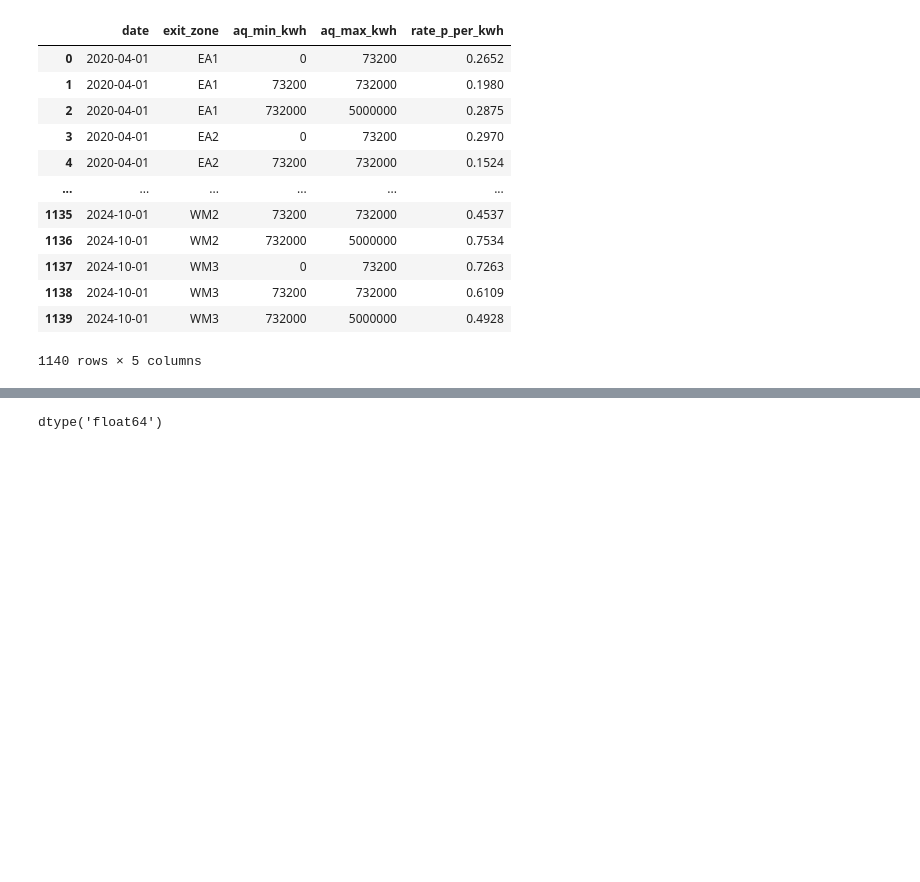
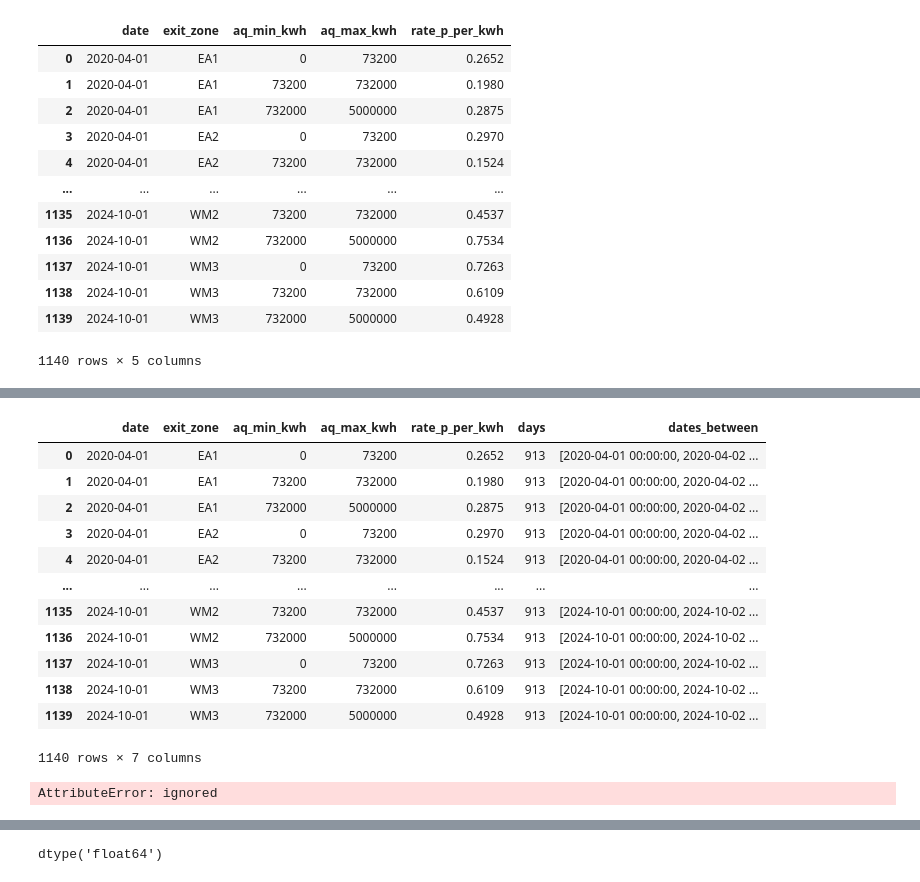
Before and after one commit to kevinvbc/deeproad, a Jupyter notebook: Gorilla_Assignment.ipynb, the cells around one changed output, grey strips where cells are left out. Saved outputs shown, nothing was run; the diff lists cells and outputs as text; code cells hidden in the pictures; blank space fills up the shorter version.

Commit message:
relevant rate function

```diff
--- a/Gorilla_Assignment.ipynb
+++ b/Gorilla_Assignment.ipynb
@@ -83,3 +82,7 @@ rate_table
 | 1138 | 2024-10-01 | WM3 | 73200 | 732000 | 0.6109 |
 | 1139 | 2024-10-01 | WM3 | 732000 | 5000000 | 0.4928 |
 1140 rows × 5 columns
+# %%
+# add finish_date column
+rate_table['finish_date'] = rate_table.groupby(['exit_zone','aq_min_kwh'])['date'].shift(-1)
+rate_table
@@ -136,0 +209,3 @@ forecast_per_zone['relevant_rate_p_per_kwh'] = forecast_per_zone.apply(compare_a
+# %%
+rate_table_daily = rate_table['date'].set_index('exit_zone').resample('D').ffill()
+rate_table_daily
@@ -136,0 +272,5 @@ forecast_per_zone['relevant_rate_p_per_kwh'] = forecast_per_zone.apply(compare_a
+# %%
+rate_table['days'] = (last_date - rate_table.date.min()).days
+rate_table['dates_between'] = rate_table.apply(lambda row: [row['date'] + pd.Timedelta(days=d) for d in range(row['days']+1)], axis=1)
+del rate_table['days']
+rate_table.explode('dates_between')
@@ -136,0 +292,16 @@ forecast_per_zone['relevant_rate_p_per_kwh'] = forecast_per_zone.apply(compare_a
+# %%
+rate_table
+# %% [output]
+|  | date | exit_zone | aq_min_kwh | aq_max_kwh | rate_p_per_kwh | days | dates_between |
+| 0 | 2020-04-01 | EA1 | 0 | 73200 | 0.2652 | 913 | [2020-04-01 00:00:00, 2020-04-02 ... |
+| 1 | 2020-04-01 | EA1 | 73200 | 732000 | 0.1980 | 913 | [2020-04-01 00:00:00, 2020-04-02 ... |
+| 2 | 2020-04-01 | EA1 | 732000 | 5000000 | 0.2875 | 913 | [2020-04-01 00:00:00, 2020-04-02 ... |
+| 3 | 2020-04-01 | EA2 | 0 | 73200 | 0.2970 | 913 | [2020-04-01 00:00:00, 2020-04-02 ... |
+| 4 | 2020-04-01 | EA2 | 73200 | 732000 | 0.1524 | 913 | [2020-04-01 00:00:00, 2020-04-02 ... |
+| ... | ... | ... | ... | ... | ... | ... | ... |
+| 1135 | 2024-10-01 | WM2 | 73200 | 732000 | 0.4537 | 913 | [2024-10-01 00:00:00, 2024-10-02 ... |
+| 1136 | 2024-10-01 | WM2 | 732000 | 5000000 | 0.7534 | 913 | [2024-10-01 00:00:00, 2024-10-02 ... |
+| 1137 | 2024-10-01 | WM3 | 0 | 73200 | 0.7263 | 913 | [2024-10-01 00:00:00, 2024-10-02 ... |
+| 1138 | 2024-10-01 | WM3 | 73200 | 732000 | 0.6109 | 913 | [2024-10-01 00:00:00, 2024-10-02 ... |
+| 1139 | 2024-10-01 | WM3 | 732000 | 5000000 | 0.4928 | 913 | [2024-10-01 00:00:00, 2024-10-02 ... |
+1140 rows × 7 columns
@@ -136,0 +314,14 @@ forecast_per_zone['relevant_rate_p_per_kwh'] = forecast_per_zone.apply(compare_a
+# %%
+
+import datetime as dt
+last_date = pd.to_datetime(max(forecast_table['date'])).floor('D')
+
+rate_table['days'] = (pd.to_datetime(max(forecast_table['date'])).floor('D') - rate_table.date.min()).astype('timedelta64[D]').astype('int')
+
+#(df.end_date - df.start_date).astype('timedelta64[D]').astype('int')+1
+rate_table['dates_between'] = rate_table.apply(lambda row: [row['date'] + pd.timedelta(days=d) for d in range(row['days']+1)], axis=1)
+del rate_table['days']
+rate_table.explode('dates_between')
+rate_table
+# %% [output]
+AttributeError: ignored
```
Also changed, not shown: parts of 19 cells of this notebook.
